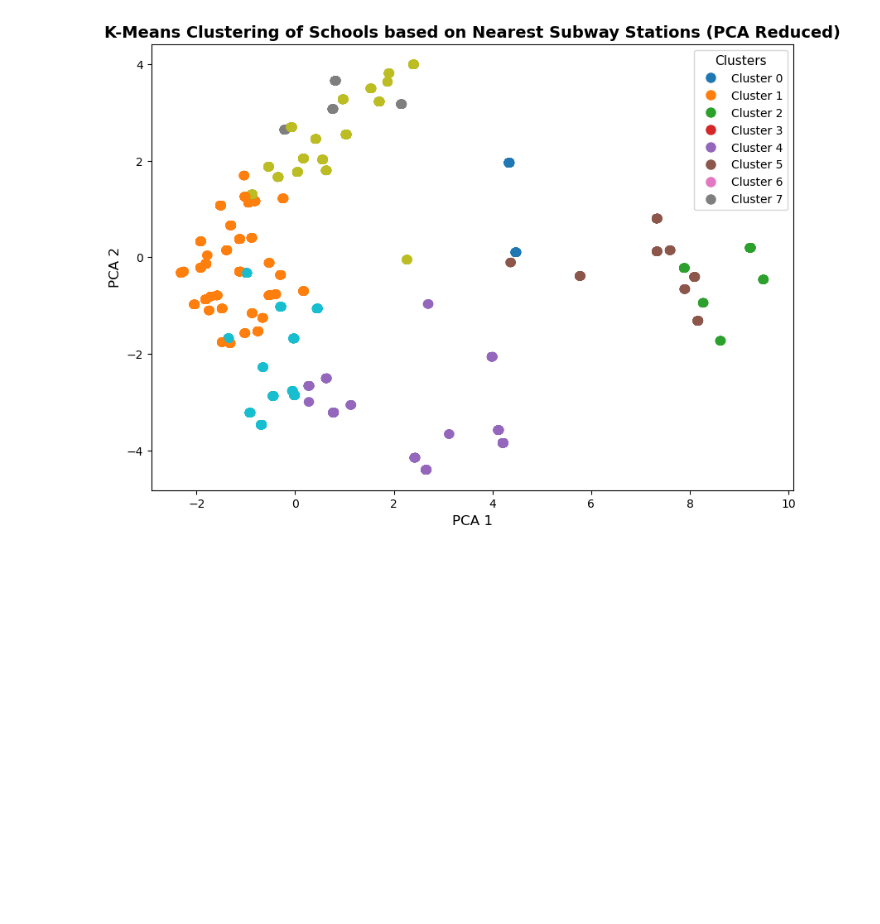
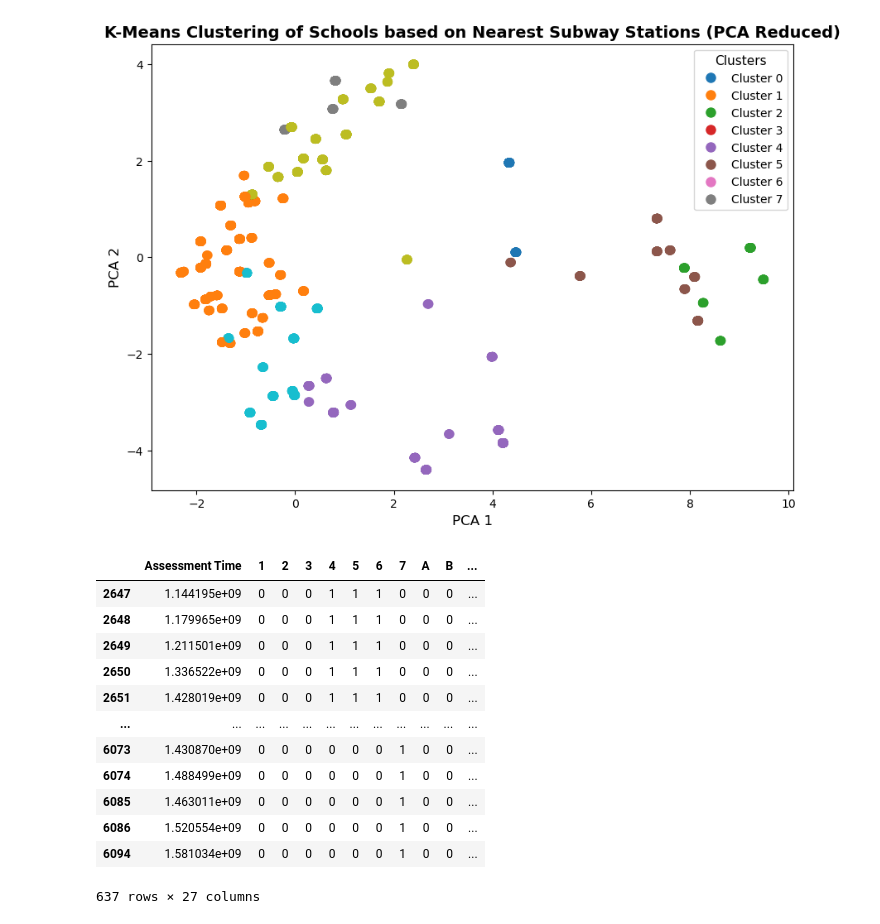
Before and after one commit to tali0n-git/NYC_Public_Schools_Analysis, a Jupyter notebook: ML_Notebooks/k-means-tests.ipynb, the cells around one changed output. Saved outputs shown, nothing was run; the diff lists cells and outputs as text; code cells hidden in the pictures; blank space fills up the shorter version.

Commit message:
Separating the data by their clusters, to look for trends and/or patterns.

```diff
--- a/ML_Notebooks/k-means-tests.ipynb
+++ b/ML_Notebooks/k-means-tests.ipynb
@@ -384,3 +384,25 @@ plt.savefig('../images/kmeans_clusters_pca.png', dpi=300, bbox_inches='tight')
 plt.show()
 # %% [output]
 [figure]
+# %%
+# Separating out the schools by cluster for further analysis
+
+clustered_schools = {}
+for cluster_num in range(optimal_k):
+    clustered_schools[cluster_num] = X[X['cluster'] == cluster_num]
+
+clustered_schools[3]
+# %% [output]
+|  | Assessment Time | 1 | 2 | 3 | 4 | 5 | 6 | 7 | A | B | ... |
+| 2647 | 1.144195e+09 | 0 | 0 | 0 | 1 | 1 | 1 | 0 | 0 | 0 | ... |
+| 2648 | 1.179965e+09 | 0 | 0 | 0 | 1 | 1 | 1 | 0 | 0 | 0 | ... |
+| 2649 | 1.211501e+09 | 0 | 0 | 0 | 1 | 1 | 1 | 0 | 0 | 0 | ... |
+| 2650 | 1.336522e+09 | 0 | 0 | 0 | 1 | 1 | 1 | 0 | 0 | 0 | ... |
+| 2651 | 1.428019e+09 | 0 | 0 | 0 | 1 | 1 | 1 | 0 | 0 | 0 | ... |
+| ... | ... | ... | ... | ... | ... | ... | ... | ... | ... | ... | ... |
+| 6073 | 1.430870e+09 | 0 | 0 | 0 | 0 | 0 | 0 | 1 | 0 | 0 | ... |
+| 6074 | 1.488499e+09 | 0 | 0 | 0 | 0 | 0 | 0 | 1 | 0 | 0 | ... |
+| 6085 | 1.463011e+09 | 0 | 0 | 0 | 0 | 0 | 0 | 1 | 0 | 0 | ... |
+| 6086 | 1.520554e+09 | 0 | 0 | 0 | 0 | 0 | 0 | 1 | 0 | 0 | ... |
+| 6094 | 1.581034e+09 | 0 | 0 | 0 | 0 | 0 | 0 | 1 | 0 | 0 | ... |
+637 rows × 27 columns
```
Also changed, not shown: parts of 1 cell of this notebook.
